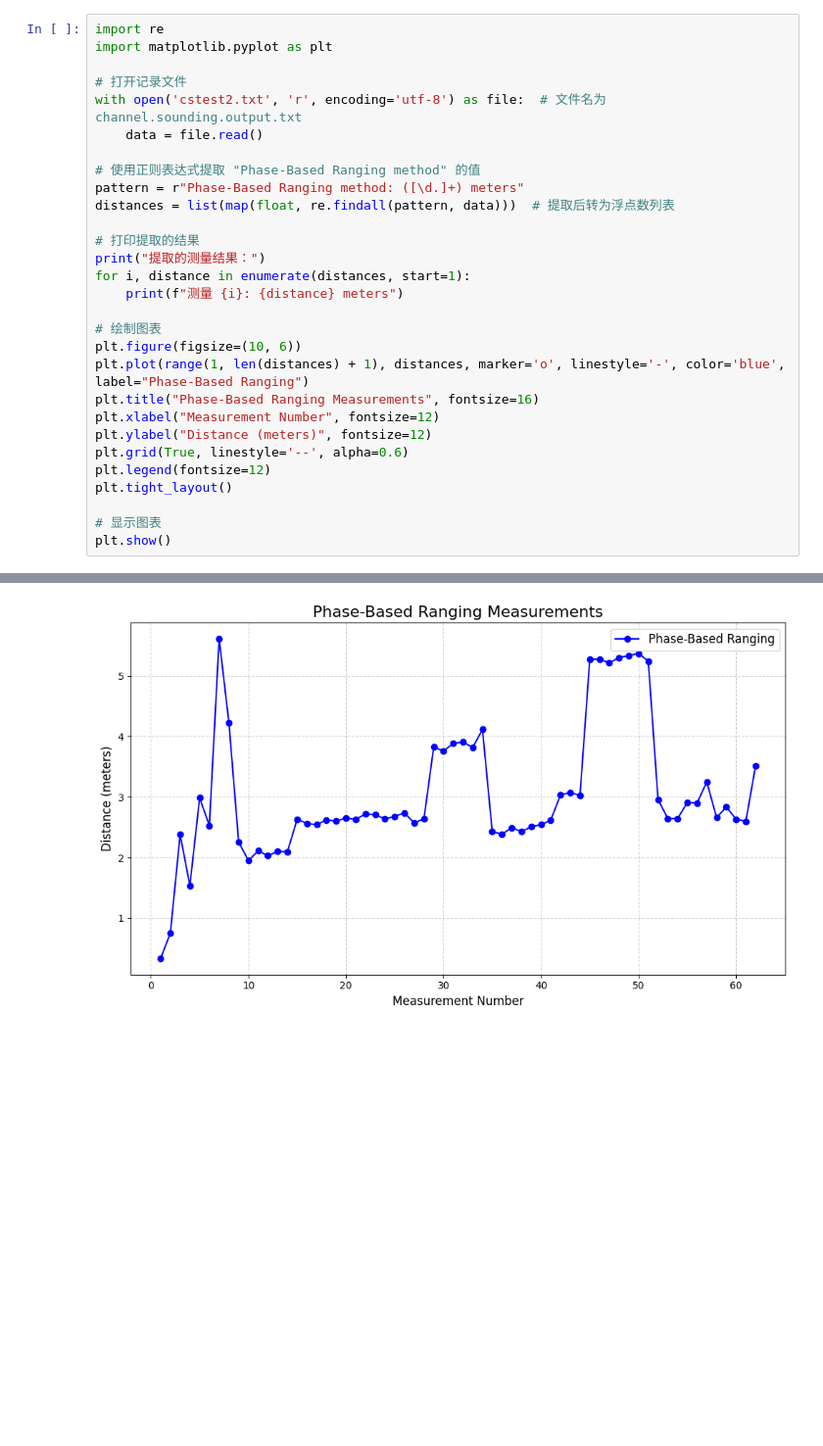
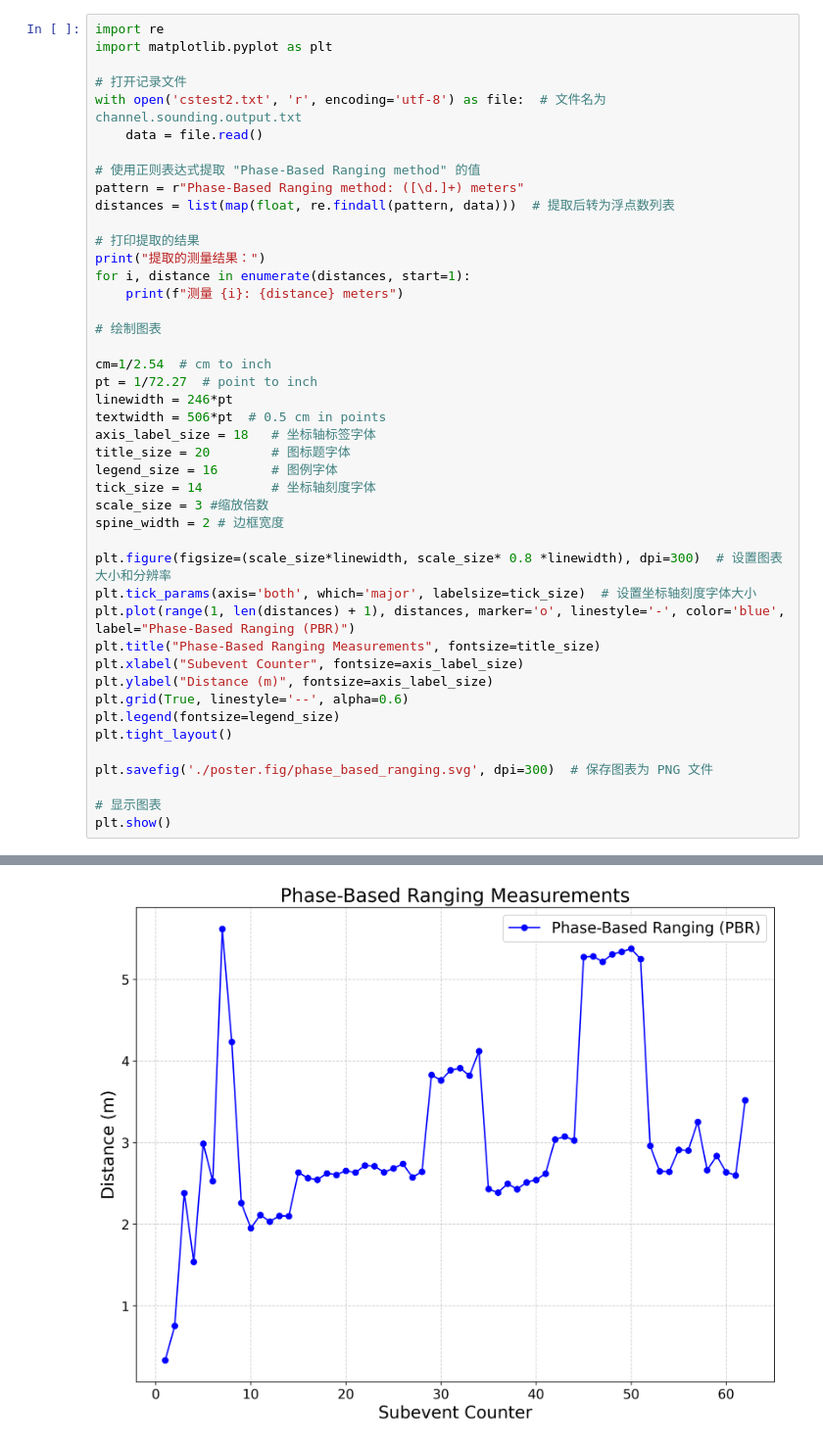
Before and after one commit to cwdao/ble6.cs.scripts, a Jupyter notebook: channelsounding.output.ipynb, the cells around one changed output, grey strips where cells are left out. Shown: that part at 98% size. Saved outputs shown, nothing was run; the diff lists cells and outputs as text; blank space fills up the shorter version.

Commit message:
poster 1st revised

```diff
--- a/channelsounding.output.ipynb
+++ b/channelsounding.output.ipynb
@@ -12,37 +12,52 @@ distances = list(map(float, re.findall(pattern, data)))  # 提取后转为浮点
 
 # 打印提取的结果
 print("提取的测量结果：")
 for i, distance in enumerate(distances, start=1):
     print(f"测量 {i}: {distance} meters")
 
 # 绘制图表
-plt.figure(figsize=(10, 6))
-plt.plot(range(1, len(distances) + 1), distances, marker='o', linestyle='-', color='blue', label="Phase-Based Ranging")
-plt.title("Phase-Based Ranging Measurements", fontsize=16)
-plt.xlabel("Measurement Number", fontsize=12)
-plt.ylabel("Distance (meters)", fontsize=12)
+
+cm=1/2.54  # cm to inch
+pt = 1/72.27  # point to inch
+linewidth = 246*pt
+textwidth = 506*pt  # 0.5 cm in points
+axis_label_size = 18   # 坐标轴标签字体
+title_size = 20        # 图标题字体
+legend_size = 16       # 图例字体
+tick_size = 14         # 坐标轴刻度字体
+scale_size = 3 #缩放倍数
+spine_width = 2 # 边框宽度
+
+plt.figure(figsize=(scale_size*linewidth, scale_size* 0.8 *linewidth), dpi=300)  # 设置图表大小和分辨率
+plt.tick_params(axis='both', which='major', labelsize=tick_size)  # 设置坐标轴刻度字体大小
+plt.plot(range(1, len(distances) + 1), distances, marker='o', linestyle='-', color='blue', label="Phase-Based Ranging (PBR)")
+plt.title("Phase-Based Ranging Measurements", fontsize=title_size)
+plt.xlabel("Subevent Counter", fontsize=axis_label_size)
+plt.ylabel("Distance (m)", fontsize=axis_label_size)
 plt.grid(True, linestyle='--', alpha=0.6)
-plt.legend(fontsize=12)
+plt.legend(fontsize=legend_size)
 plt.tight_layout()
+
+plt.savefig('./poster.fig/phase_based_ranging.svg', dpi=300)  # 保存图表为 PNG 文件
 
 # 显示图表
 plt.show()
 # %% [output]
 提取的测量结果：
 测量 1: 0.3332 meters
 测量 2: 0.753903 meters
 测量 3: 2.381288 meters
 测量 4: 1.538446 meters
 测量 5: 2.98548 meters
 测量 6: 2.528322 meters
 测量 7: 5.61285 meters
 测量 8: 4.231598 meters
 测量 9: 2.259929 meters
 测量 10: 1.950361 meters
 测量 11: 2.112968 meters
 ... (47 lines left out)
 测量 59: 2.836345 meters
 测量 60: 2.635112 meters
 测量 61: 2.597409 meters
 测量 62: 3.515815 meters
-[figure, old version]
+[figure, new version]
```
Also changed, not shown: 8 other files.
